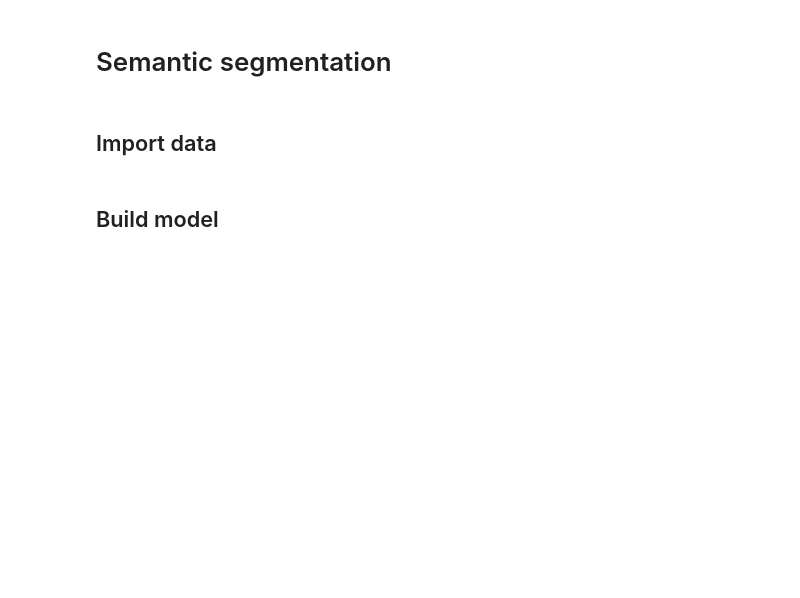
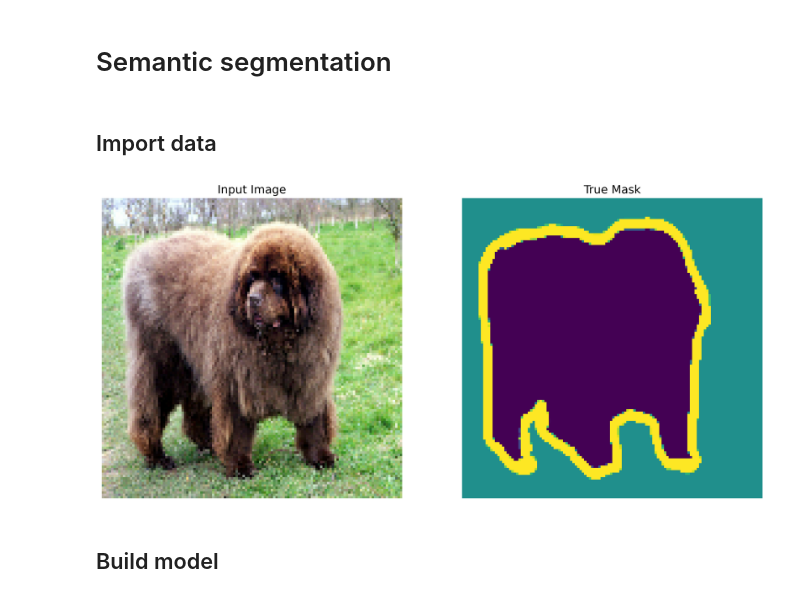
Before and after one commit to ArthurFDLR/pet-image-segmentation, a Jupyter notebook: pet-image-segmentation.ipynb, the cells around one changed output. Cells and saved outputs as stored; diff of their text form; code cells hidden in the pictures; blank space fills up the shorter version.

```diff
--- a/pet-image-segmentation.ipynb
+++ b/pet-image-segmentation.ipynb
@@ -136,31 +62,10 @@ get_models_history(training_histories)
 # %% [markdown]
 # Semantic segmentation
 # %%
-def get_models_history_(history):
-    fig, axs = plt.subplots(1, 2, figsize=(14,5))
-    color = "#927ced"
-    axs[0].plot(history.history['loss'], c=color, ls='-.', marker='o', ms=3, alpha=.7)
-    axs[0].plot(history.history['val_loss'], c=color, marker='o', ms=3)
-    axs[1].plot(history.history['accuracy'], c=color, ls='-.', marker='o', ms=3, alpha=.7)
-    axs[1].plot(history.history['val_accuracy'], c=color, marker='o', ms=3)
-    for ax in axs:
-        ax.set_xlabel('Epoch')
-        ax.xaxis.set_major_locator(MaxNLocator(integer=True))
-    axs[0].set_ylabel('loss')
-    axs[1].set_ylabel('accuracy')
-    handles = []
-    handles.append(Line2D([0], [0], color='grey', lw=1, ls='-', label='validation'))
-    handles.append(Line2D([0], [0], color='grey', lw=1, ls='-.', label='training'))
-    fig.subplots_adjust(right=0.85)
-    fig.legend(handles=handles,
-        loc="center right",
-        borderaxespad=1)
-    return fig
-
 def display(display_list):
     plt.figure(figsize=(15, 15))
 
-    title = ['Input Image', 'True Mask', 'Predicted Mask']
+    title = ['Input Image', 'True Mask', 'UNet Prediction', 'Conv-Deconv Prediction']
 
     for i in range(len(display_list)):
         plt.subplot(1, len(display_list), i+1)
@@ -205,20 +110,22 @@ def load_image_test(datapoint):
 # %%
 dataset, info = tfds.load('oxford_iiit_pet:3.*.*', with_info=True)
 TRAIN_LENGTH = info.splits['train'].num_examples
 BATCH_SIZE = 32
 BUFFER_SIZE = 1000
 STEPS_PER_EPOCH = TRAIN_LENGTH // BATCH_SIZE
 
 train = dataset['train'].map(load_image_train, num_parallel_calls=tf.data.experimental.AUTOTUNE)
 test = dataset['test'].map(load_image_test)
 
 train_dataset = train.cache().shuffle(BUFFER_SIZE).batch(BATCH_SIZE).repeat()
 train_dataset = train_dataset.prefetch(buffer_size=tf.data.experimental.AUTOTUNE)
 test_dataset = test.batch(BATCH_SIZE)
 
-for image, mask in train.take(5):
+for image, mask in train.take(7):
     sample_image, sample_mask = image, mask
 display([sample_image, sample_mask])
+# %% [output]
+[figure, added]
 # %% [markdown]
 ## Build model
 # %% [markdown]
```
Also changed, not shown: parts of 22 cells of this notebook, 7 other files.
